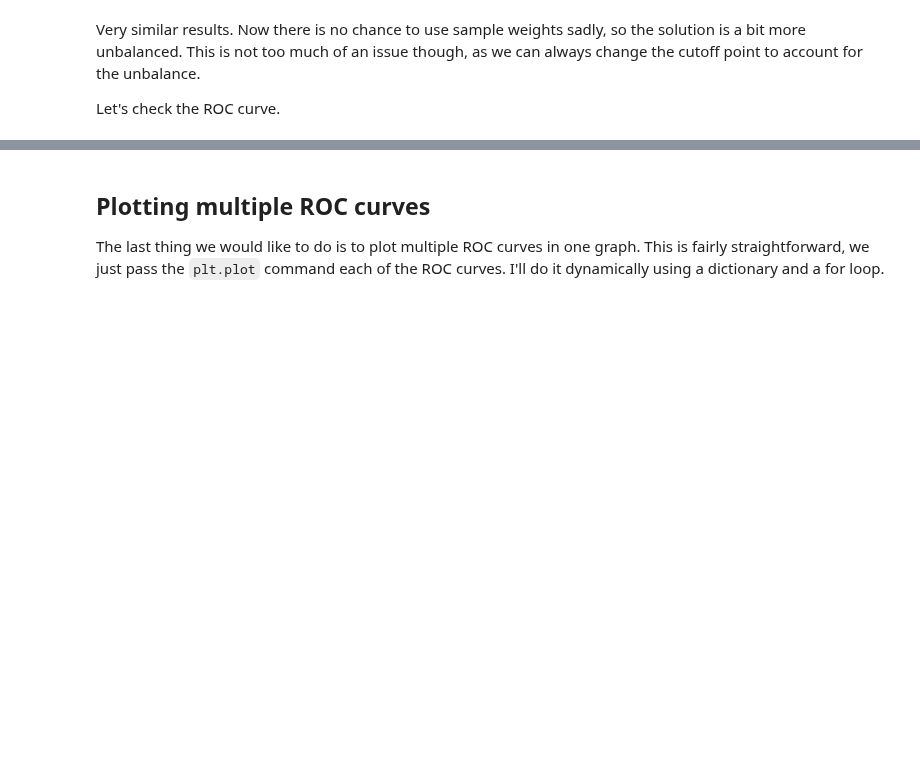
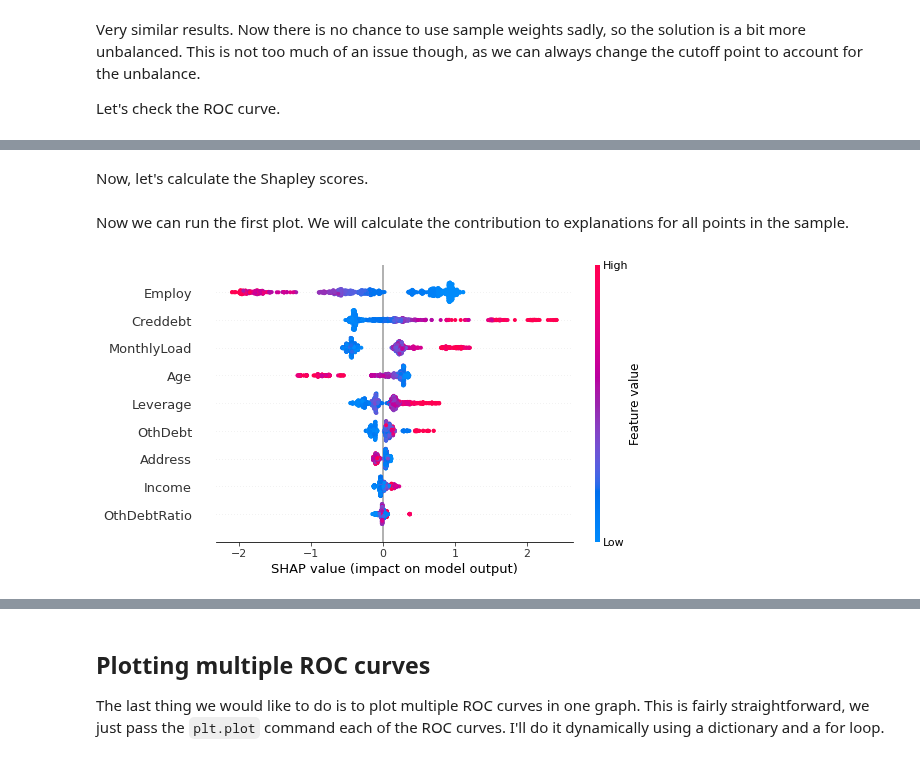
Before and after one commit to CBravoR/AdvancedAnalyticsLabs, a Jupyter notebook: notebooks/python/Lab_7_Ensembles.ipynb, the cells around one changed output, grey strips where cells are left out. Saved outputs shown, nothing was run; the diff lists cells and outputs as text; code cells hidden in the pictures; blank space fills up the shorter version.

Commit message:
Update for FM9528A 2021 - Added Shap values

````diff
--- a/notebooks/python/Lab_7_Ensembles.ipynb
+++ b/notebooks/python/Lab_7_Ensembles.ipynb
@@ -213,13 +292,13 @@ The first step is to define a classifier that we will use.
 # %%
 from xgboost import XGBClassifier
 #Define the classifier.
-XGB_Bankloan = XGBClassifier(max_depth=3,                 # Depth of each tree
+XGB_Bankloan = XGBClassifier(max_depth=2,                 # Depth of each tree
                             learning_rate=0.1,            # How much to shrink error in each subsequent training. Trade-off with no. estimators.
-                            n_estimators=100,             # How many trees to use, the more the better, but decrease learning rate if many used.
+                            n_estimators=50,             # How many trees to use, the more the better, but decrease learning rate if many used.
                             verbosity=1,                  # If to show more errors or not.
                             objective='binary:logistic',  # Type of target variable.
                             booster='gbtree',             # What to boost. Trees in this case.
-                            n_jobs=2,                     # Parallel jobs to run. Set your processor number.
+                            n_jobs=2,                    # Parallel jobs to run. Set your processor number.
                             gamma=0.001,                  # Minimum loss reduction required to make a further partition on a leaf node of the tree. (Controls growth!)
                             subsample=0.632,              # Subsample ratio. Can set lower
                             colsample_bytree=1,           # Subsample ratio of columns when constructing each tree.
@@ -227,10 +306,12 @@ XGB_Bankloan = XGBClassifier(max_depth=3,                 # Depth of each tree
                             colsample_bynode=1,           # Subsample ratio of columns when constructing each split.
                             reg_alpha=1,                  # Regularizer for first fit. alpha = 1, lambda = 0 is LASSO.
                             reg_lambda=0,                 # Regularizer for first fit.
-                            scale_pos_weight=1,           # Balancing of positive and negative weights.
+                            scale_pos_weight=1,           # Balancing of positive and negative weights. G / B
                             base_score=0.5,               # Global bias. Set to average of the target rate.
                             random_state=20201108,        # Seed
-                            missing=None                  # How are nulls encoded?
+                            missing=None,                 # How are nulls encoded?
+                            #tree_method='gpu_hist',       # How to train the trees?
+                            #gpu_id=0                      # With which GPU?
                             )
 # %% [markdown]
 This classifier can be used to tune the parameters of the model. We will use sklearn's ```GridSearchCV``` for this. It requires a dictionary of the parameters to look for. We will tune the number of trees (XGB overfits relatively easily, always tune this), the depth, and the learning rate.
@@ -245,7 +326,7 @@ This training process can be very large. We will create a validation set for the
 # %%
 # Always a good idea to tune on a reduce sample of the train set, as we will call many functions.
 val_train = bankloan_train_noWoE.sample(frac = 0.5,               # The fraction to extract
-                                       random_state = 20201108    # The seed.
+                                       random_state = 20201108,    # The seed.
                                        )
 # %% [markdown]
 Now we can do a grid search over the parameter space. We will use the AUC (as this is a binary classification problem)
@@ -281,9 +389,9 @@ XGB_Bankloan = XGBClassifier(max_depth=GridXGB.best_params_.get('max_depth'), #
                             verbosity=1,                  # If to show more errors or not.
                             objective='binary:logistic',  # Type of target variable.
                             booster='gbtree',             # What to boost. Trees in this case.
-                            n_jobs=4,                     # Parallel jobs to run. Set your processor number.
+                            #n_jobs=4,                     # Parallel jobs to run. Set your processor number.
                             gamma=0.001,                  # Minimum loss reduction required to make a further partition on a leaf node of the tree. (Controls growth!)
-                            subsample=1,                  # Subsample ratio. Can set lower
+                            subsample=0.632,              # Subsample ratio. Can set lower
                             colsample_bytree=1,           # Subsample ratio of columns when constructing each tree.
                             colsample_bylevel=1,          # Subsample ratio of columns when constructing each level. 0.33 is similar to random forest.
                             colsample_bynode=1,           # Subsample ratio of columns when constructing each split.
@@ -292,7 +400,9 @@ XGB_Bankloan = XGBClassifier(max_depth=GridXGB.best_params_.get('max_depth'), #
                             scale_pos_weight=1,           # Balancing of positive and negative weights.
                             base_score=0.5,               # Global bias. Set to average of the target rate.
                             random_state=20201107,        # Seed
-                            missing=None                  # How are nulls encoded?
+                            missing=None,                 # How are nulls encoded?
+                            tree_method='gpu_exact',       # How to train the trees?
+                            gpu_id=0                      # With which GPU?
                             )
 # %%
 # Train over all training data.
@@ -374,0 +540,24 @@ plt.show()
+# %% [markdown]
+Now, let's calculate the Shapley scores.
+# %%
+# Trains the game-theoretic model. Really complex so requires sampling.
+explainer = shap.TreeExplainer(XGB_Bankloan,                         # The model
+                              data = shap.sample(bankloan_train_noWoE.iloc[:, :-1],
+                                                 100)  # Create a sample of 100 cases
+                              )
+
+# Applies model ot the full dataset.
+shap_values = explainer.shap_values(bankloan_train_noWoE.iloc[:, :-1],
+                                    check_additivity=False)
+# %% [markdown]
+Now we can run the first plot. We will calculate the contribution to explanations for all points in the sample.
+# %%
+shap.summary_plot(shap_values,                       # The Shapley values.
+                  bankloan_train_noWoE.iloc[:, :-1], # The training sample
+                  show=False)                        # Whether to print the model or not
+
+# Let's save this as a PDF for later use.
+plt.savefig('ShapSummaryPlot.pdf', dpi=300, bbox_inches='tight')
+plt.show()
+# %% [output]
+[figure, added]
````
Also changed, not shown: parts of 25 cells of this notebook.
